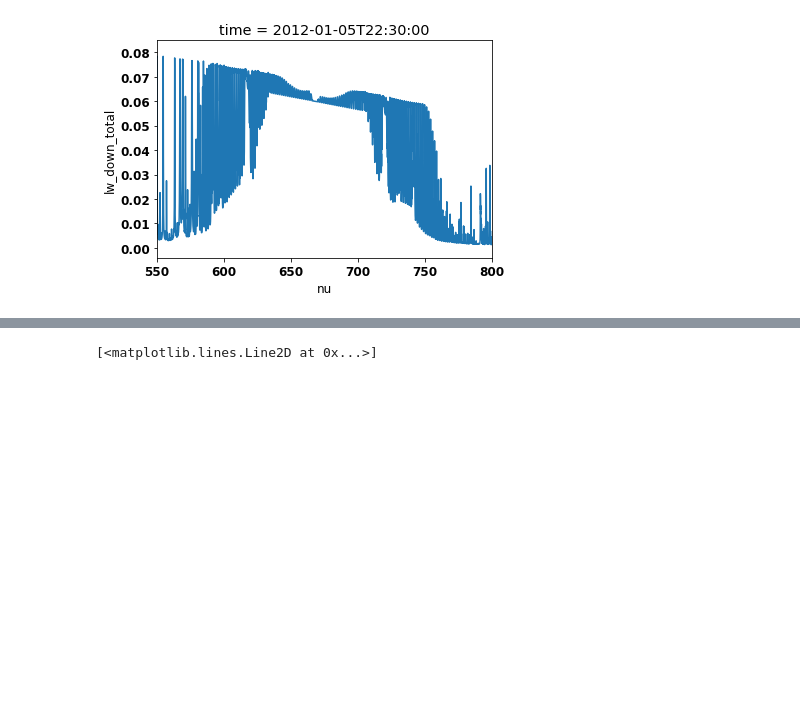
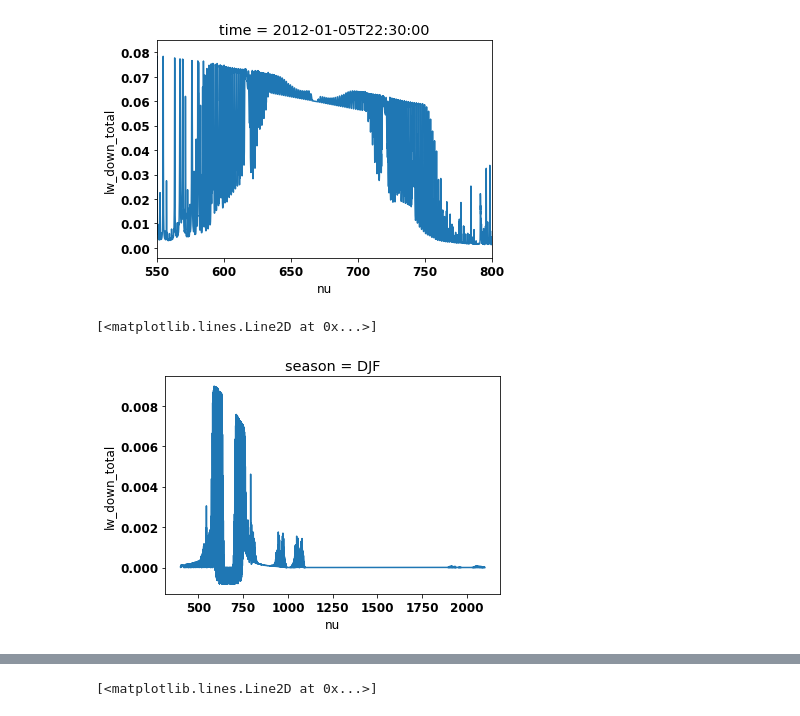
Before and after one commit to costachris/arctic_surface_forcing, a Jupyter notebook: rad_transfer_python/mean_analysis.ipynb, the cells around one changed output, grey strips where cells are left out. Saved outputs shown, nothing was run; the diff lists cells and outputs as text; code cells hidden in the pictures; blank space fills up the shorter version.

```diff
--- a/rad_transfer_python/mean_analysis.ipynb
+++ b/rad_transfer_python/mean_analysis.ipynb
@@ -41,3 +42,6 @@ saved_results_path = '/net/fluo/data2/groupMembers/cchristo/results/rt_results/2
 # saved_results_path
 result = [y for x in os.walk(saved_results_path) for y in glob(os.path.join(x[0], '*.nc'))]
 result = sorted(result)
+
+result_pre_co2 = [y for x in os.walk(saved_results_path_pre_co2) for y in glob(os.path.join(x[0], '*.nc'))]
+result_pre_co2 = sorted(result_pre_co2)
@@ -69,3 +73,7 @@ Data variables:
     dT_CO2         (nu, time) float64 nan nan nan nan nan ... nan nan nan nan
     dT_CH4         (nu, time) float64 nan nan nan nan nan ... nan nan nan nan
     dT_H2O         (nu, time) float64 0.07908 0.09735 0.08765 ... nan nan nan
+# %%
+ds_all_pre_co2 = xr.open_mfdataset(result_pre_co2,
+                           combine='by_coords')
+ds_all_pre_co2.load()
@@ -90,3 +116,15 @@ plt.xlim([550, 800])
 ds_all_mean = ds_all.mean(dim = 'time')
 # %%
 seasonal = ds_all.groupby('time.season').mean(dim = 'time', skipna = True)
+# %%
+seasonal_pre_co2 = ds_all_pre_co2.groupby('time.season').mean(dim = 'time', skipna = True)
+# %%
+seas_i = 0
+surf_diff = seasonal.isel(season = seas_i)['lw_down_total'] - \
+    seasonal_pre_co2.isel(season = seas_i)['lw_down_total']
+# %%
+
+surf_diff.plot()
+# %% [output]
+[<matplotlib.lines.Line2D at 0x...>]
+[figure, added]
```
Also changed, not shown: parts of 9 cells of this notebook, 2 other files.
